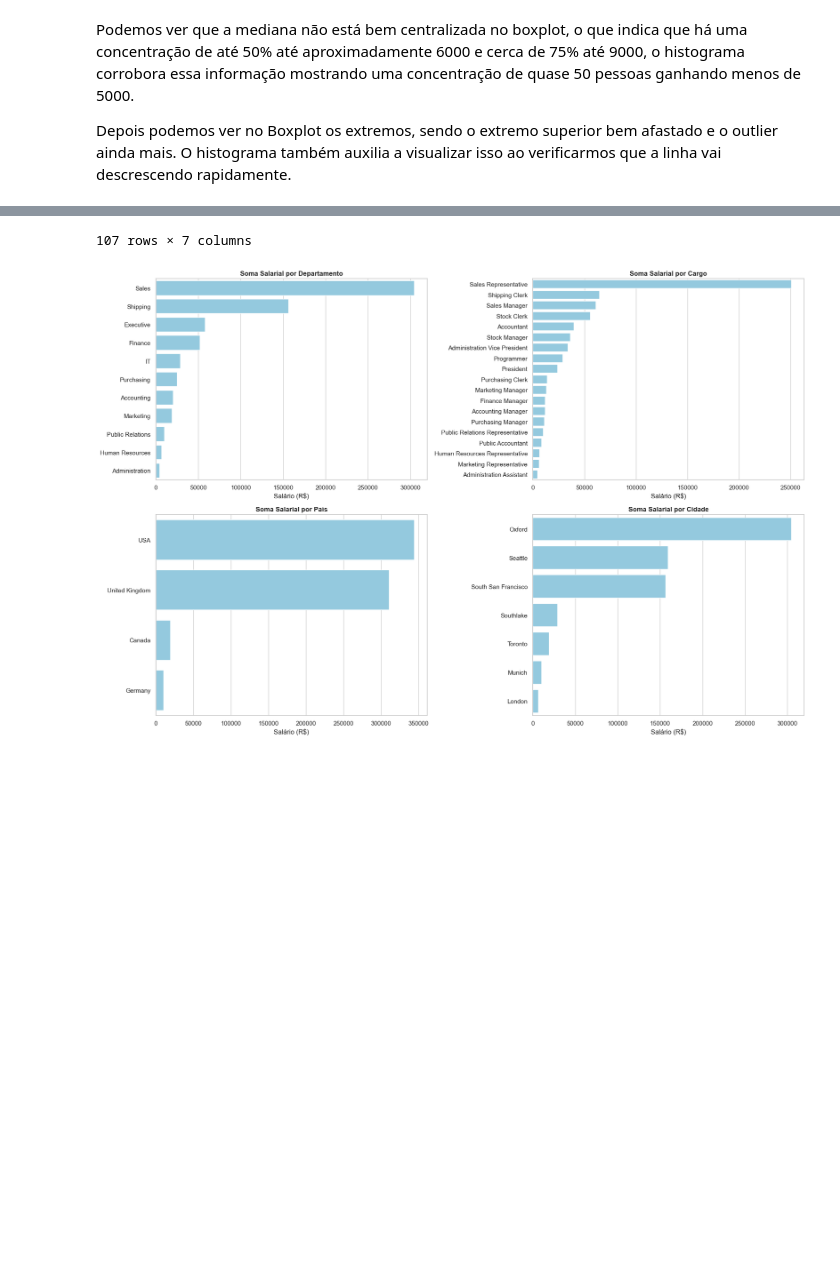
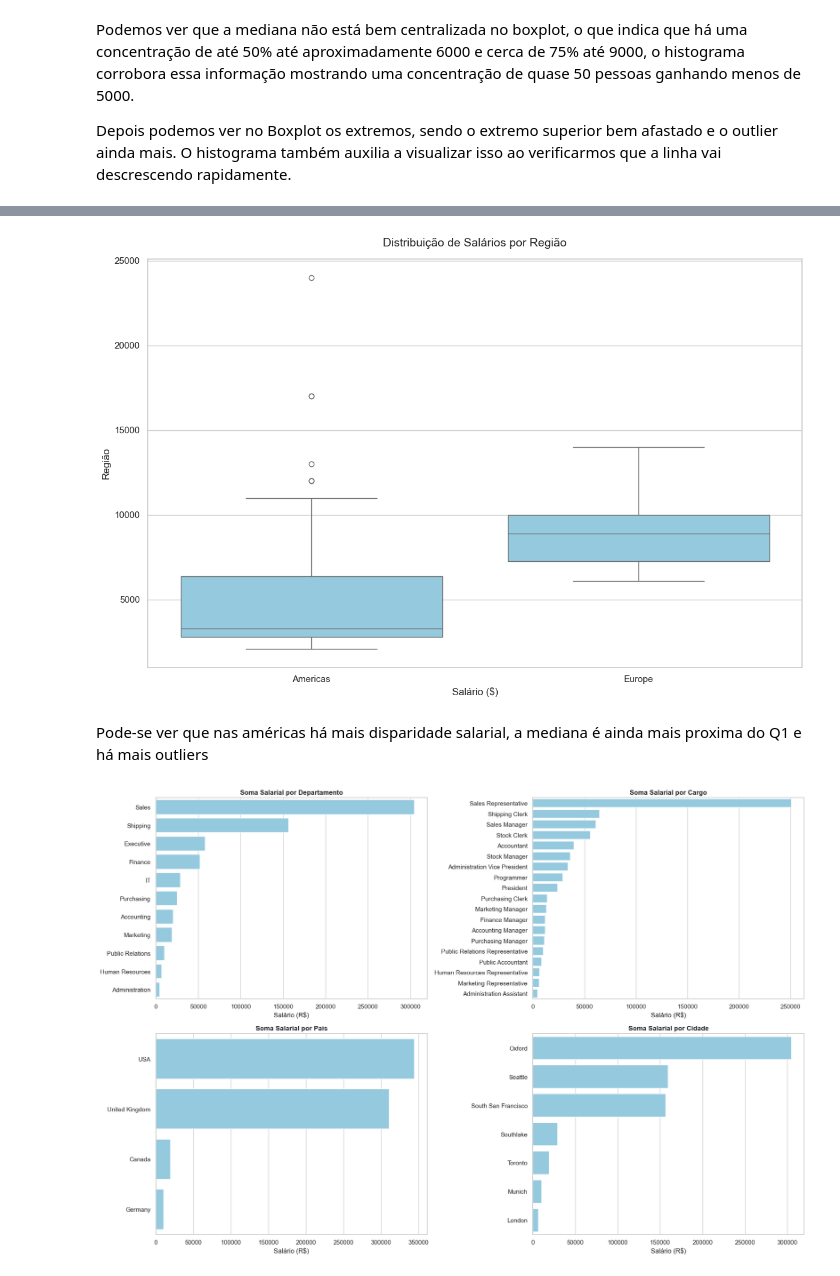
Before and after one commit to VictorHSaints/Projeto-analise-dados-SCTEC, a Jupyter notebook: EDA.ipynb, the cells around one changed output, grey strips where cells are left out. Saved outputs shown, nothing was run; the diff lists cells and outputs as text; code cells hidden in the pictures; blank space fills up the shorter version.

Commit message:
Novo boxplot comparativo

```diff
--- a/EDA.ipynb
+++ b/EDA.ipynb
@@ -350,5 +350,17 @@ Podemos ver que a mediana não está bem centralizada no boxplot, o que indica q
 
 Depois podemos ver no Boxplot os extremos, sendo o extremo superior bem afastado e o outlier ainda mais. O histograma também auxilia a visualizar isso ao verificarmos que a linha vai descrescendo rapidamente.
 # %%
-df_salario_localizacao
+plt.figure(figsize=(12, 8))
+sns.boxplot(
+    data=df_salario_localizacao,
+    x="REGIAO",
+    y="SALARIO",
+    color="skyblue"
+
+)
+plt.title("Distribuição de Salários por Região", fontsize=14, pad=15)
+plt.xlabel("Salário ($)", fontsize=12)
+plt.ylabel("Região", fontsize=12)
+plt.tight_layout()
+plt.show()
 # %% [output]
@@ -367,4 +367,6 @@ df_salario_localizacao
-107 rows × 7 columns
+[figure, added]
+# %% [markdown]
+Pode-se ver que nas américas há mais disparidade salarial, a mediana é ainda mais proxima do Q1 e há mais outliers
 # %%
 df_grafico = df_salario_localizacao
 # Ajuste nomes
```
Also changed, not shown: parts of 1 cell of this notebook.
